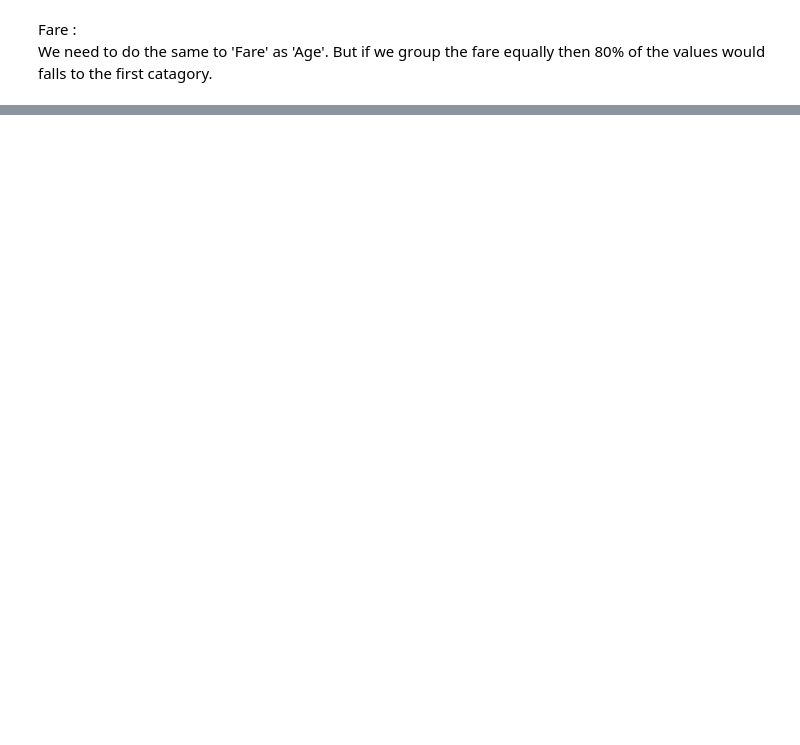
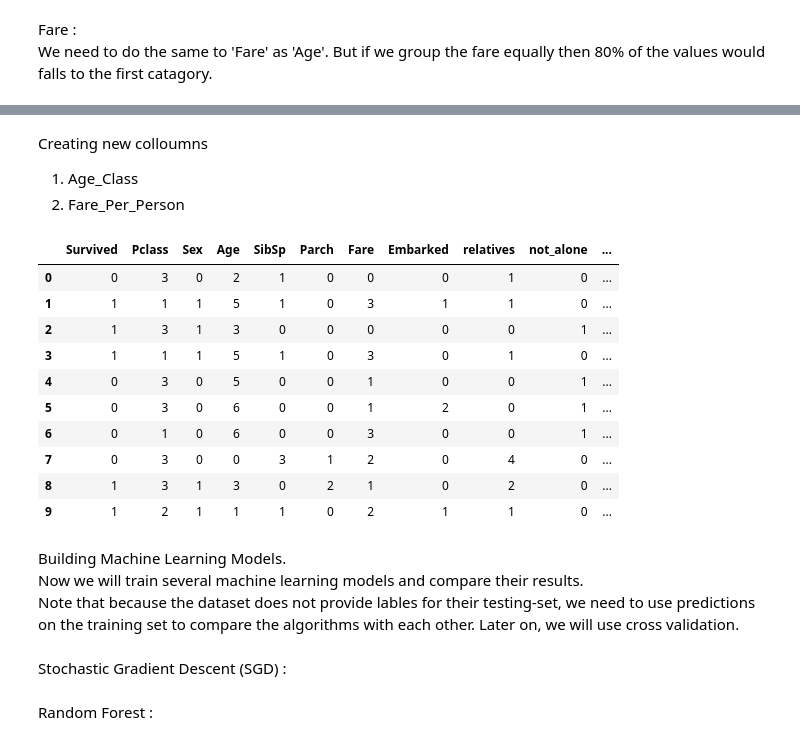
Before and after one commit to classicon6t6/titanic, a Jupyter notebook: titanic.ipynb, the cells around one changed output, grey strips where cells are left out. Saved outputs shown, nothing was run; the diff lists cells and outputs as text; code cells hidden in the pictures; blank space fills up the shorter version.

Commit message:
20231004 EOD trained some models, but KNN score is weird

```diff
--- a/titanic.ipynb
+++ b/titanic.ipynb
@@ -514,0 +531,10 @@ We need to do the same to 'Fare' as 'Age'. But if we group the fare equally then
+# %%
+data = [train_df, test_df]
+
+for dataset in data:
+    dataset.loc[ dataset['Fare'] <= 7.91, 'Fare'] = 0
+    dataset.loc[(dataset['Fare'] > 7.91) & (dataset['Fare'] <= 14.454), 'Fare'] = 1
+    dataset.loc[(dataset['Fare'] > 14.454) & (dataset['Fare'] <= 31), 'Fare']   = 2
+    dataset.loc[(dataset['Fare'] > 31) & (dataset['Fare'] <= 99), 'Fare']   = 3
+    dataset.loc[(dataset['Fare'] > 99) & (dataset['Fare'] <= 250), 'Fare']   = 4
+    dataset.loc[ dataset['Fare'] > 250, 'Fare'] = 5
@@ -514,0 +553,32 @@ We need to do the same to 'Fare' as 'Age'. But if we group the fare equally then
+# %% [markdown]
+Creating new colloumns<br>
+1. Age_Class
+2. Fare_Per_Person
+# %%
+data = [train_df, test_df]
+
+for dataset in data:
+    dataset['Age_Class'] = dataset['Age'] * dataset['Pclass']
+
+for dataset in data:
+    dataset['Fare_Per_Person'] = dataset['Fare'] / (dataset['relatives'] + 1)
+    dataset['Fare_Per_Person'] = dataset['Fare_Per_Person'].astype(int)
+
+# let's take a look at training data set before we start training the models.
+train_df.head(10)
+# %% [output]
+|  | Survived | Pclass | Sex | Age | SibSp | Parch | Fare | Embarked | relatives | not_alone | ... |
+| 0 | 0 | 3 | 0 | 2 | 1 | 0 | 0 | 0 | 1 | 0 | ... |
+| 1 | 1 | 1 | 1 | 5 | 1 | 0 | 3 | 1 | 1 | 0 | ... |
+| 2 | 1 | 3 | 1 | 3 | 0 | 0 | 0 | 0 | 0 | 1 | ... |
+| 3 | 1 | 1 | 1 | 5 | 1 | 0 | 3 | 0 | 1 | 0 | ... |
+| 4 | 0 | 3 | 0 | 5 | 0 | 0 | 1 | 0 | 0 | 1 | ... |
+| 5 | 0 | 3 | 0 | 6 | 0 | 0 | 1 | 2 | 0 | 1 | ... |
+| 6 | 0 | 1 | 0 | 6 | 0 | 0 | 3 | 0 | 0 | 1 | ... |
+| 7 | 0 | 3 | 0 | 0 | 3 | 1 | 2 | 0 | 4 | 0 | ... |
+| 8 | 1 | 3 | 1 | 3 | 0 | 2 | 1 | 0 | 2 | 0 | ... |
+| 9 | 1 | 2 | 1 | 1 | 1 | 0 | 2 | 1 | 1 | 0 | ... |
+# %% [markdown]
+Building Machine Learning Models.<br>
+Now we will train several machine learning models and compare their results.<br>
+Note that because the dataset does not provide lables for their testing-set, we need to use predictions on the training set to compare the algorithms with each other. Later on, we will use cross validation.
@@ -514,0 +589,2 @@ We need to do the same to 'Fare' as 'Age'. But if we group the fare equally then
+# %% [markdown]
+Stochastic Gradient Descent (SGD) :
@@ -514,0 +599,2 @@ We need to do the same to 'Fare' as 'Age'. But if we group the fare equally then
+# %% [markdown]
+Random Forest :
```
Also changed, not shown: parts of 22 cells of this notebook.
